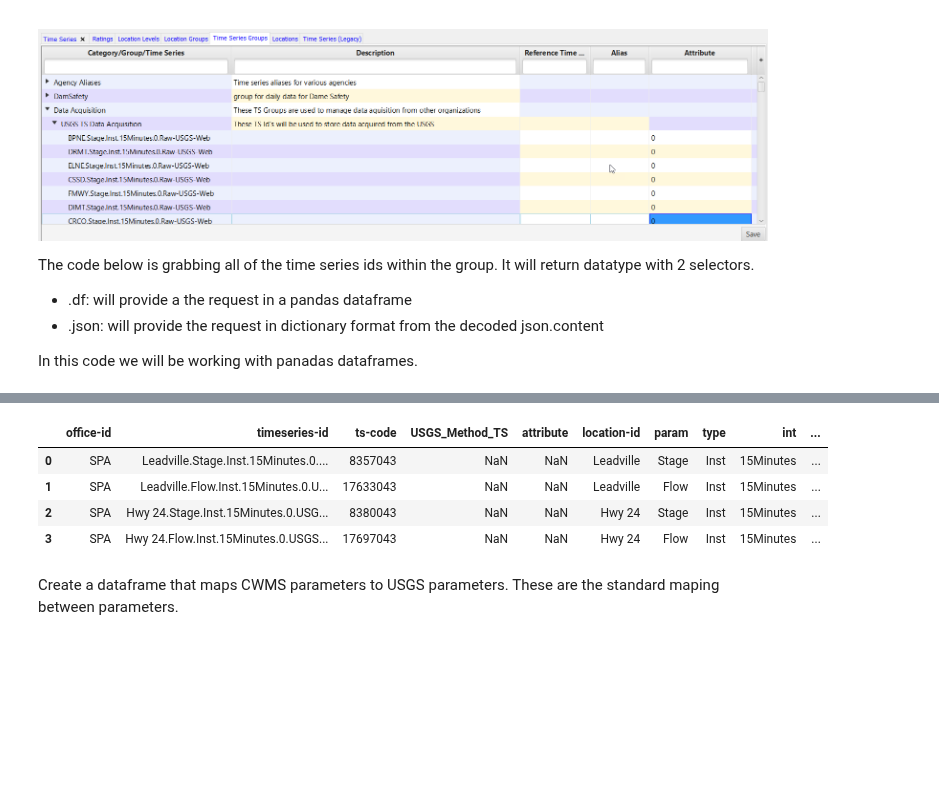
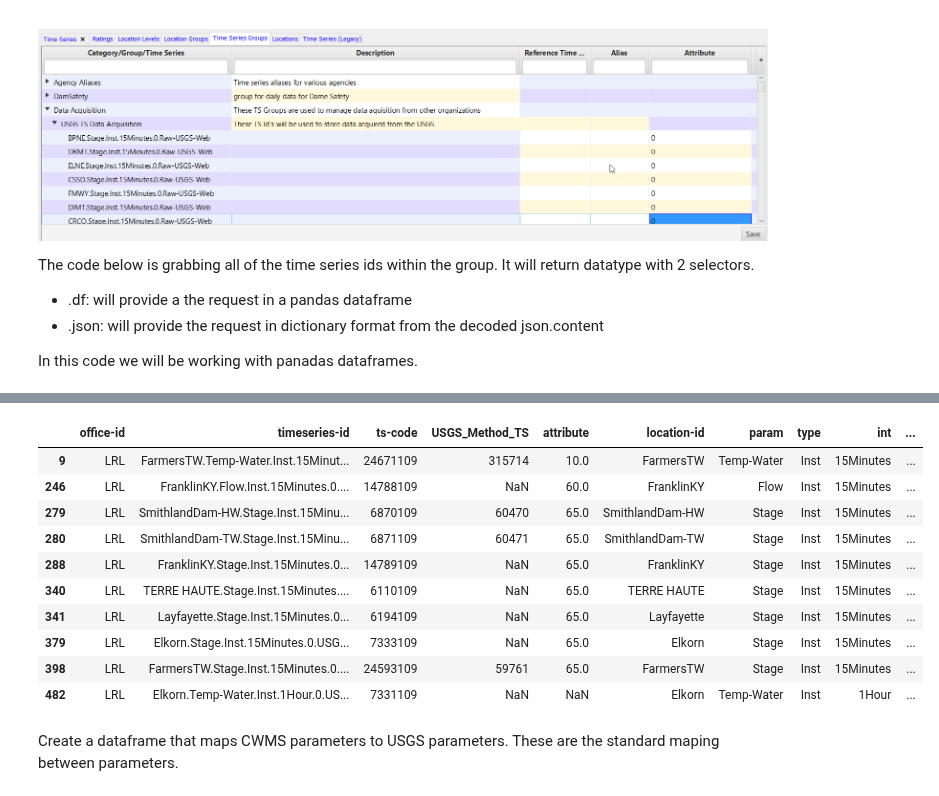
Before and after one commit to HydrologicEngineeringCenter/CWMS-data-acquisition-python, a Jupyter notebook: src/getUSGS/getUSGS_CDA.ipynb, the cells around one changed output, grey strips where cells are left out. Saved outputs shown, nothing was run; the diff lists cells and outputs as text; code cells hidden in the pictures; blank space fills up the shorter version.

Commit message:
update null location call

```diff
--- a/src/getUSGS/getUSGS_CDA.ipynb
+++ b/src/getUSGS/getUSGS_CDA.ipynb
@@ -116,5 +124,19 @@ USGS_alias.USGS_St_Num = USGS_alias.USGS_St_Num.str.rjust(8,'0')
 # %%
 #do an inner join with the time series that are in the USGS time series group and the location group.  Join based on the Location ID and office if
 USGS_ts = pd.merge(df, USGS_alias,  how='left', on=['location-id','office-id'])
+# %%
+USGS_ts[USGS_ts.USGS_St_Num.isnull()]
+# %% [output]
+|  | office-id | timeseries-id | ts-code | USGS_Method_TS | attribute | location-id | param | type | int | ... |
+| 9 | LRL | FarmersTW.Temp-Water.Inst.15Minut... | 24671109 | 315714 | 10.0 | FarmersTW | Temp-Water | Inst | 15Minutes | ... |
+| 246 | LRL | FranklinKY.Flow.Inst.15Minutes.0.... | 14788109 | NaN | 60.0 | FranklinKY | Flow | Inst | 15Minutes | ... |
+| 279 | LRL | SmithlandDam-HW.Stage.Inst.15Minu... | 6870109 | 60470 | 65.0 | SmithlandDam-HW | Stage | Inst | 15Minutes | ... |
+| 280 | LRL | SmithlandDam-TW.Stage.Inst.15Minu... | 6871109 | 60471 | 65.0 | SmithlandDam-TW | Stage | Inst | 15Minutes | ... |
+| 288 | LRL | FranklinKY.Stage.Inst.15Minutes.0... | 14789109 | NaN | 65.0 | FranklinKY | Stage | Inst | 15Minutes | ... |
+| 340 | LRL | TERRE HAUTE.Stage.Inst.15Minutes.... | 6110109 | NaN | 65.0 | TERRE HAUTE | Stage | Inst | 15Minutes | ... |
+| 341 | LRL | Layfayette.Stage.Inst.15Minutes.0... | 6194109 | NaN | 65.0 | Layfayette | Stage | Inst | 15Minutes | ... |
+| 379 | LRL | Elkorn.Stage.Inst.15Minutes.0.USG... | 7333109 | NaN | 65.0 | Elkorn | Stage | Inst | 15Minutes | ... |
+| 398 | LRL | FarmersTW.Stage.Inst.15Minutes.0.... | 24593109 | 59761 | 65.0 | FarmersTW | Stage | Inst | 15Minutes | ... |
+| 482 | LRL | Elkorn.Temp-Water.Inst.1Hour.0.US... | 7331109 | NaN | NaN | Elkorn | Temp-Water | Inst | 1Hour | ... |
 # %%
 #grab time series with missing USGS_St_Num and check to see if the base location has an assigned USGS station.
@@ -127,11 +151,3 @@ USGS_ts = pd.concat([USGS_ts[USGS_ts['USGS_St_Num'].notnull()], USGS_ts_base], a
-# %%
-USGS_ts
-# %% [output]
-|  | office-id | timeseries-id | ts-code | USGS_Method_TS | attribute | location-id | param | type | int | ... |
-| 0 | SPA | Leadville.Stage.Inst.15Minutes.0.... | 8357043 | NaN | NaN | Leadville | Stage | Inst | 15Minutes | ... |
-| 1 | SPA | Leadville.Flow.Inst.15Minutes.0.U... | 17633043 | NaN | NaN | Leadville | Flow | Inst | 15Minutes | ... |
-| 2 | SPA | Hwy 24.Stage.Inst.15Minutes.0.USG... | 8380043 | NaN | NaN | Hwy 24 | Stage | Inst | 15Minutes | ... |
-| 3 | SPA | Hwy 24.Flow.Inst.15Minutes.0.USGS... | 17697043 | NaN | NaN | Hwy 24 | Flow | Inst | 15Minutes | ... |
 # %% [markdown]
 Create a dataframe that maps CWMS parameters to USGS parameters.  These are the standard maping between parameters.
 # %%
```
Also changed, not shown: parts of 4 cells of this notebook, 1 other file.
